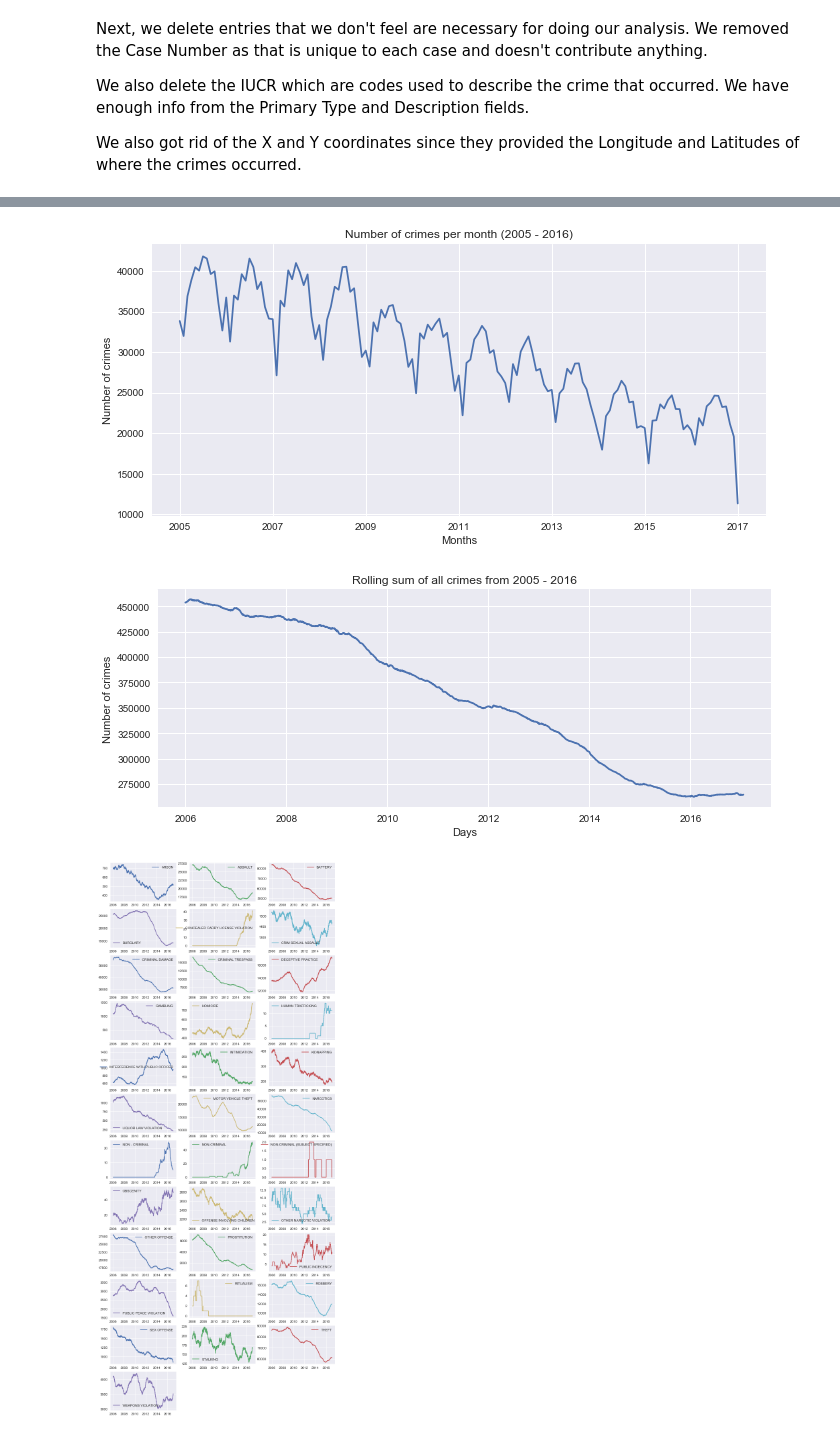
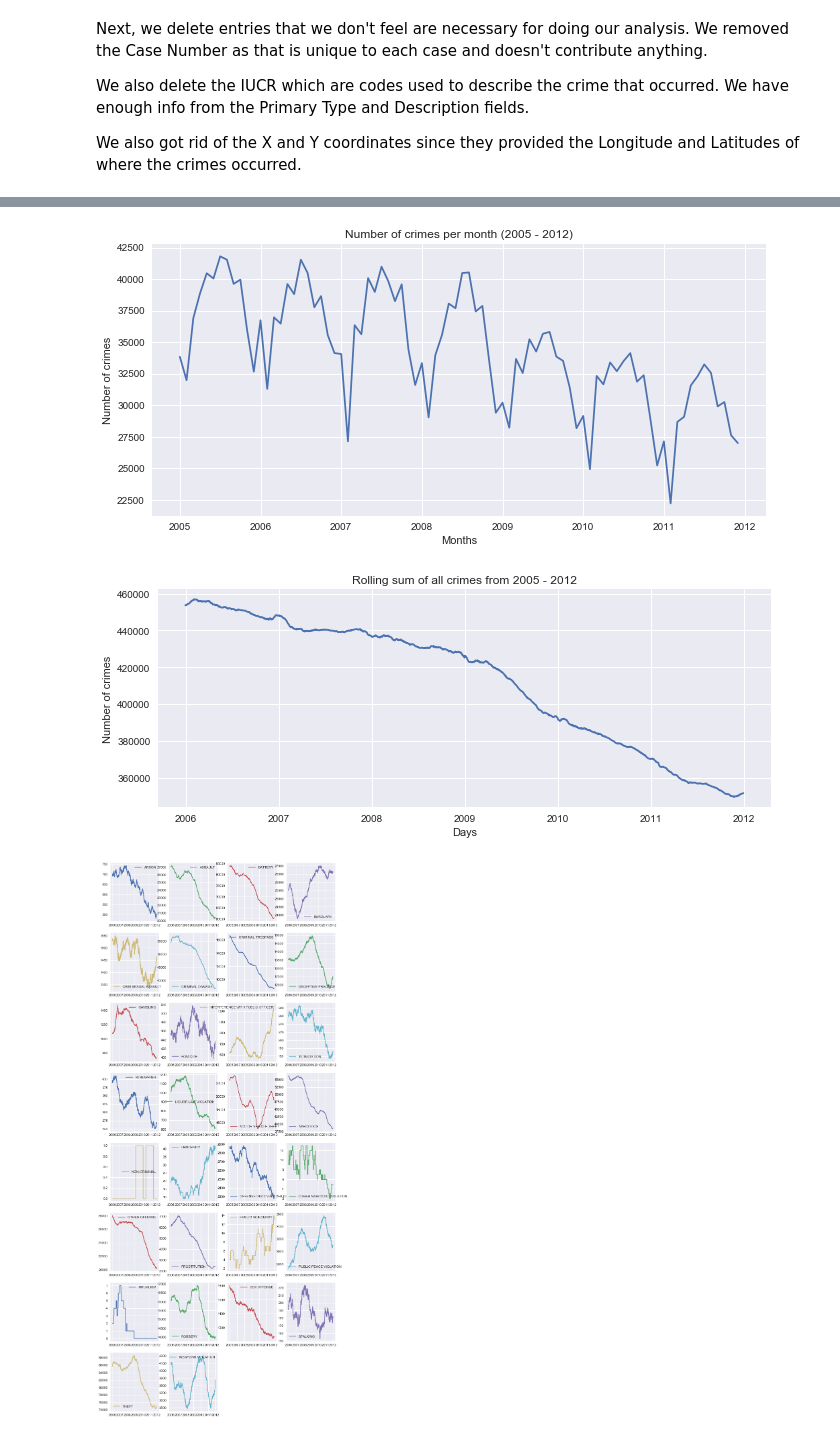
Before and after one commit to sbailey6/ML_Project, a Jupyter notebook: Crimes in Chicago.ipynb, the cells around one changed output, grey strips where cells are left out. Cells and saved outputs as stored; diff of their text form; code cells hidden in the pictures.

```diff
--- a/Crimes in Chicago.ipynb
+++ b/Crimes in Chicago.ipynb
@@ -41,7 +41,12 @@ Description fields.
 
 We also got rid of the X and Y coordinates since they provided the Longitude and Latitudes of where the crimes occurred.
 # %%
-train.drop(['Unnamed: 0', 'ID', 'Case Number', 'Updated On', 'FBI Code', 'Beat','Ward','Community Area', 'Location', 'Latitude', 'Longitude'], inplace=True, axis=1)
+train.drop(['Unnamed: 0', 'Case Number', 'Updated On', 'FBI Code', 'Ward','Community Area', 'Latitude', 'Longitude', 'Location'], inplace=True, axis=1)
+
+# convert dates to pandas datetime format
+train.Date = pd.to_datetime(train.Date, format='%m/%d/%Y %I:%M:%S %p')
+# setting the index to be the date will help us a lot later on
+train.index = pd.DatetimeIndex(train.Date)
 
 #Let's have a look at the first 3 records and see if we see what we expect
 train.head(3)
@@ -94,35 +83,35 @@ train['Description']          = pd.Categorical(train['Description'])
 # %%
 plt.figure(figsize=(11,5))
 train.resample('M').size().plot(legend=False)
-plt.title('Number of crimes per month (2005 - 2016)')
+plt.title('Number of crimes per month (2005 - 2012)')
 plt.xlabel('Months')
 plt.ylabel('Number of crimes')
 plt.show()
 # %% [output]
-[figure, old version]
+[figure, new version]
 # %%
 plt.figure(figsize=(11,4))
 train.resample('D').size().rolling(365).sum().plot()
-plt.title('Rolling sum of all crimes from 2005 - 2016')
+plt.title('Rolling sum of all crimes from 2005 - 2012')
 plt.ylabel('Number of crimes')
 plt.xlabel('Days')
 plt.show()
 # %% [output]
-[figure, old version]
+[figure, new version]
 # %%
 crimes_count_date = train.pivot_table('ID', aggfunc=np.size, columns='Primary Type', index=train.index.date, fill_value=0)
 crimes_count_date.index = pd.DatetimeIndex(crimes_count_date.index)
-plo = crimes_count_date.rolling(365).sum().plot(figsize=(12, 30), subplots=True, layout=(-1, 3), sharex=False, sharey=False)
+plo = crimes_count_date.rolling(365).sum().plot(figsize=(12, 30), subplots=True, layout=(-1, 4), sharex=False, sharey=False)
 
 days = ['Monday','Tuesday','Wednesday',  'Thursday', 'Friday', 'Saturday', 'Sunday']
 train.groupby([train.index.dayofweek]).size().plot(kind='barh')
 plt.ylabel('Days of the week')
 plt.yticks(np.arange(7), days)
 plt.xlabel('Number of crimes')
 plt.title('Number of crimes by day of the week')
 plt.show()
 # %% [output]
-[figure, old version]
+[figure, new version]
 # %%
 train.groupby([train.index.month]).size().plot(kind='barh')
 plt.ylabel('Months of the year')
```
Also changed, not shown: parts of 14 cells of this notebook.
